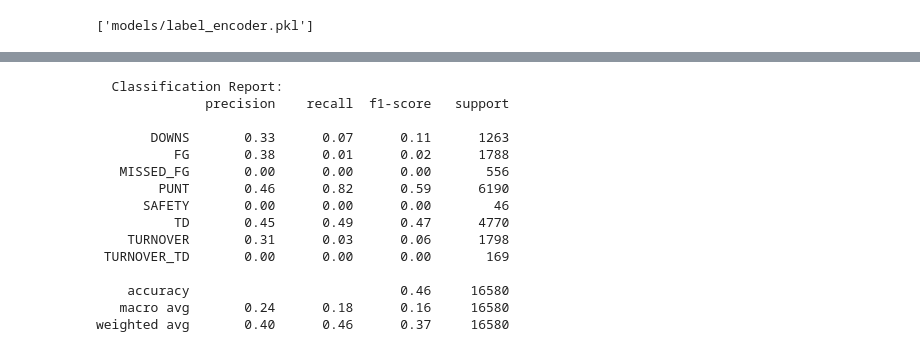
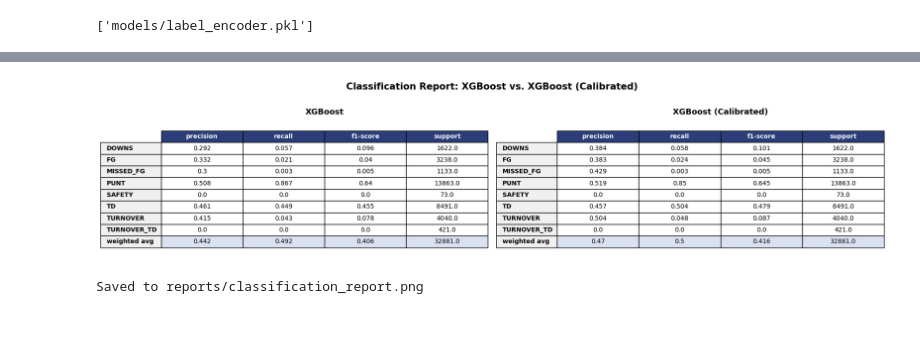
Before and after one commit to truett-jt/CFB-Simulator, a Jupyter notebook: cfb.ipynb, the cells around one changed output, grey strips where cells are left out. Cells and saved outputs as stored; diff of their text form; code cells hidden in the pictures; blank space fills up the shorter version.

```diff
--- a/cfb.ipynb
+++ b/cfb.ipynb
@@ -1234,21 +1294,65 @@ joblib.dump(le, "models/label_encoder.pkl")
 # %%
 # take a look at your classification report
 # decent accuracy. Biggest concern is really the FG percentage
-report = classification_report(y_test, raw_preds, target_names=le.classes_)
-print(f"\n  Classification Report:\n{report}")
+
+# Generate classification reports as dictionaries
+report_xgb = classification_report(y_val, y_pred_xgb, target_names=le.classes_, output_dict=True, zero_division=0)
+report_xgb_cal = classification_report(y_val, y_pred_xgb_cal, target_names=le.classes_, output_dict=True, zero_division=0)
+
+# Convert to DataFrames, keep only per-class rows + weighted avg
+def report_to_df(report):
+    df = pd.DataFrame(report).T
+    df = df.loc[list(le.classes_) + ['weighted avg']]
+    df = df[['precision', 'recall', 'f1-score', 'support']]
+    df['support'] = df['support'].astype(int)
+    df = df.round(3)
+    return df
+
+# Plot side by side as tables
+fig, axes = plt.subplots(1, 2, figsize=(18, 4))
+
+for ax, df, title in zip(axes,
+                          [df_xgb, df_xgb_cal],
+                          ['XGBoost', 'XGBoost (Calibrated)']):
+    ax.axis('off')
+    table = ax.table(
+        cellText=df.values,
+        rowLabels=df.index,
+        colLabels=df.columns,
+        cellLoc='center',
+        loc='center'
+    )
+    table.auto_set_font_size(False)
+    table.set_fontsize(10)
+    table.scale(1.2, 1.6)
+
+    # Style header row
+    for j in range(len(df.columns)):
+        table[0, j].set_facecolor('#2c3e7a')
+        table[0, j].set_text_props(color='white', fontweight='bold')
+
+    # Style row labels
+    for i in range(1, len(df.index) + 1):
+        table[i, -1].set_facecolor('#f0f0f0')
+        table[i, -1].set_text_props(fontweight='bold')
+
+    # Highlight weighted avg row
+    for j in range(len(df.columns)):
+        table[len(df.index), j].set_facecolor('#d9e1f2')
+
+    ax.set_title(title, fontsize=13, fontweight='bold', pad=12)
+
+plt.suptitle('Classification Report: XGBoost vs. XGBoost (Calibrated)',
+             fontsize=15, fontweight='bold', y=1.02)
+plt.tight_layout()
+
+# Save to reports folder
+reports_dir = './reports'
+os.makedirs(reports_dir, exist_ok=True)
+plt.savefig(os.path.join(reports_dir, 'classification_report.png'),
+            dpi=150, bbox_inches='tight')
+plt.show()
+print("Saved to reports/classification_report.png")
 # %% [output]
+[figure, added]
-  Classification Report:
-              precision    recall  f1-score   support
-
-       DOWNS       0.33      0.07      0.11      1263
-          FG       0.38      0.01      0.02      1788
-   MISSED_FG       0.00      0.00      0.00       556
-        PUNT       0.46      0.82      0.59      6190
-      SAFETY       0.00      0.00      0.00        46
-          TD       0.45      0.49      0.47      4770
-    TURNOVER       0.31      0.03      0.06      1798
- TURNOVER_TD       0.00      0.00      0.00       169
-
-    accuracy                           0.46     16580
-   macro avg       0.24      0.18      0.16     16580
-weighted avg       0.40      0.46      0.37     16580
+Saved to reports/classification_report.png
```
Also changed, not shown: parts of 15 cells of this notebook, 3 other files.
